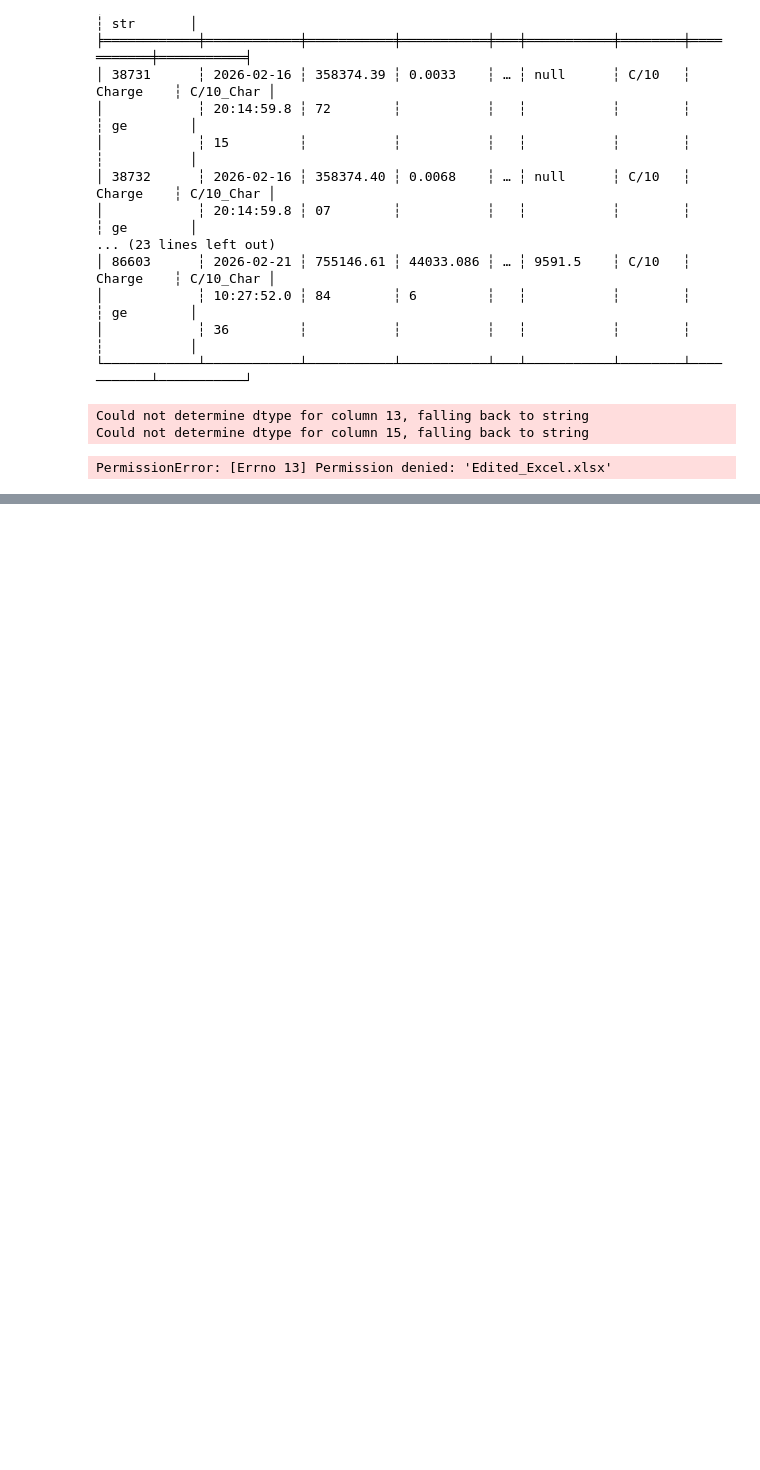
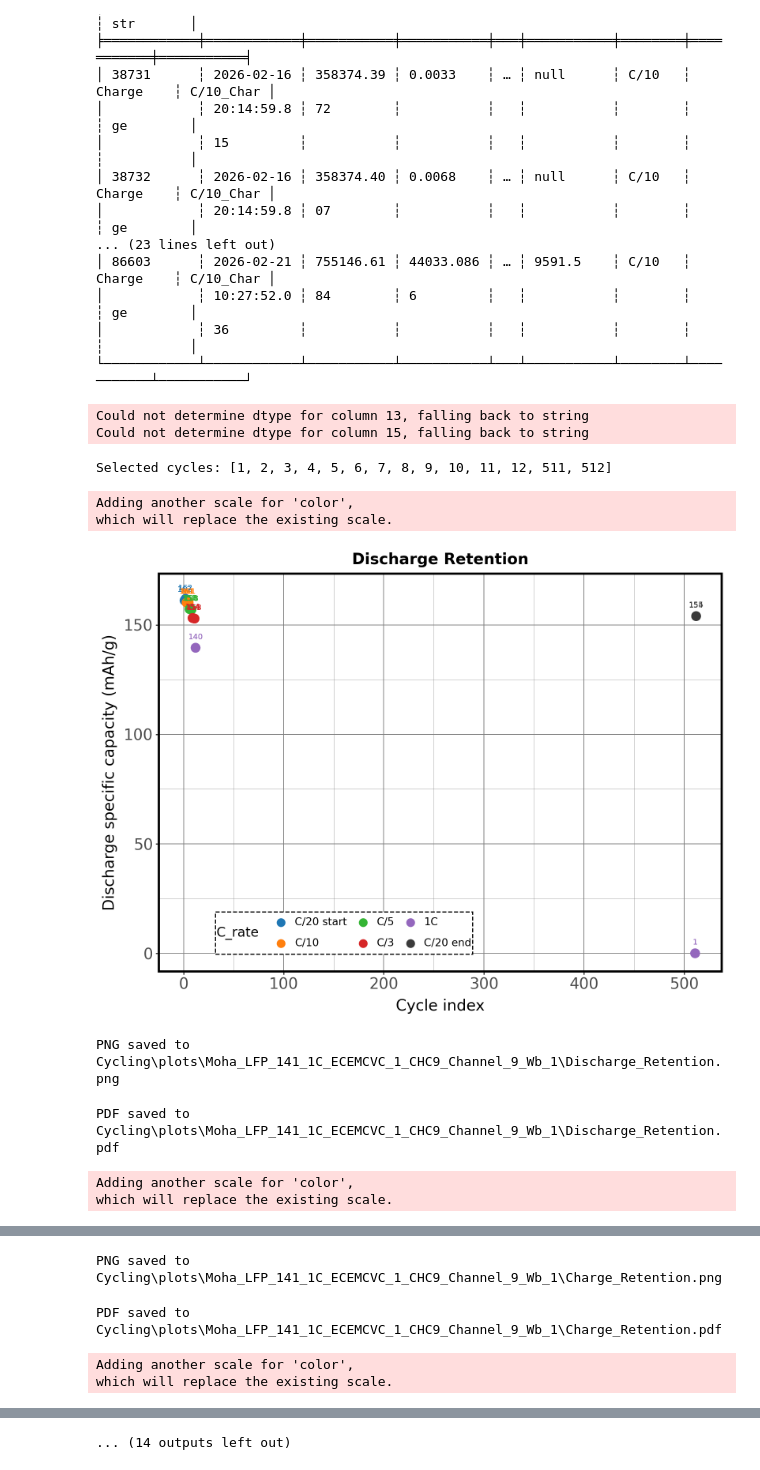
Before and after one commit to royce-cdt/meizeddin_PhD_code, a Jupyter notebook: Cycling/plot9_cycle.ipynb, the cells around one changed output, grey strips where cells are left out. Drawn from its saved outputs; the diff is of its cells as text; code cells hidden in the pictures; blank space fills up the shorter version.

```diff
--- a/Cycling/plot9_cycle.ipynb
+++ b/Cycling/plot9_cycle.ipynb
@@ -374,21 +391,20 @@ shape: (26_803, 21)
 # [3, 7, 11, 15]
 # [2, 6, 10, 14]
 
-file_path = "LFP/LFP_RateCycling_1to4C4V/Moha_LFP_Rate_1to4C4V_ECEMCVC_2sep_3_Channel_11_Wb_1.xlsx"
+file_path = "LFP_2/LFP_500C_1C/Moha_LFP_141_1C_ECEMCVC_1_CHC9_Channel_9_Wb_1.xlsx"
 folder_name = Path(file_path).stem
-df = load_file(file_path, "Channel-11_1")
-"""df = df.with_columns(
+df = load_file(file_path, "Channel-9_1")
+df = df.with_columns(
     pl.when(pl.col("Step_Index").is_in([2,3])).then(pl.lit("C/20 start"))
     .when(pl.col("Step_Index").is_in([5,6])).then(pl.lit("C/10"))
     .when(pl.col("Step_Index").is_in([8,9])).then(pl.lit("C/5"))
     .when(pl.col("Step_Index").is_in([11,12])).then(pl.lit("C/3"))
     .when(pl.col("Step_Index").is_in([14,15])).then(pl.lit("1C"))
-    .when(pl.col("Step_Index").is_in([17,18])).then(pl.lit("5C"))
-    .when(pl.col("Step_Index").is_in([20,21])).then(pl.lit("C/20 end"))
+    .when(pl.col("Step_Index").is_in([17,18])).then(pl.lit("C/20 end"))
     .otherwise(pl.lit(None))
     .alias("C_rate")
-)"""
-df = df.with_columns(
+)
+"""df = df.with_columns(
     pl.when(pl.col("Step_Index").is_in([1,2])).then(pl.lit("1C"))
     .when(pl.col("Step_Index").is_in([4,5])).then(pl.lit("2C"))
     .when(pl.col("Step_Index").is_in([7,8])).then(pl.lit("3C"))
@@ -396,7 +412,7 @@ df = df.with_columns(
     .when(pl.col("Step_Index").is_in([13,14])).then(pl.lit("C/20 end"))
     .otherwise(pl.lit(None))
     .alias("C_rate")
-)
+)"""
 df = df.with_columns(
     pl.when(pl.col("Current(A)") > 0)
     .then(pl.lit("Charge"))
@@ -410,18 +426,18 @@ df = df.with_columns([(pl.col("Cycle_Index").cast(pl.Utf8) + "_" + pl.col("Direc
 
 
 
-df = edit_excel(0.009802, df, export_excel=False)
-df_spec_dQdV = spec_dQdV_df(df, [[2, 5, 8, 11, 13],[1,2, 4,5, 7,8, 10,11, 13,14]])
+df = edit_excel(0.010081, df, export_excel=False)
+#df_spec_dQdV = spec_dQdV_df(df, [[2, 5, 8, 11, 13],[1,2, 4,5, 7,8, 10,11, 13,14]])
 #df_spec_dQdV = spec_dQdV_df(df, [[2, 15, 20],[1,2, 4,5, 7,8, 10,11, 13,14]])
-#df_spec_dQdV = spec_dQdV_df(df, [[2, 15, 20],[2,3, 5,6, 8,9, 11,12, 14,15, 17,18, 20,21]])
+df_spec_dQdV = spec_dQdV_df(df, [[2, 4, 7, 10, 20, 80, 100, 150, 200, 300, 500,512, 513],[2,3, 5,6, 8,9, 11,12, 14,15, 17,18]])
 
 
-selected_cycles = build_selected_cycles(df, start=(0, 4), mid=1, end=(-3, -1))
+selected_cycles = build_selected_cycles(df, start=(0, 12), mid=100, end=(-3, -1), exclude_range=(100, 500))
 print('Selected cycles:', selected_cycles)
 
 # 1. Discharge retention (example)
-filtered_df = filtering(df, ['Step_Index', 'Voltage(V)', 'Cycle_Index'], [[2, 5, 8, 11, 14], (2.3, 2.501), selected_cycles])
-#filtered_df = filtering(df, ['Step_Index', 'Voltage(V)', 'Cycle_Index'], [[3, 6, 9, 12, 15, 18, 21], (2.3, 2.501), selected_cycles])
+#filtered_df = filtering(df, ['Step_Index', 'Voltage(V)', 'Cycle_Index'], [[2, 5, 8, 11, 14], (2.3, 2.501), selected_cycles])
+filtered_df = filtering(df, ['Step_Index', 'Voltage(V)', 'Cycle_Index'], [[3, 6, 9, 12, 15, 18], (2.3, 2.501), selected_cycles])
 plotnine_ploting(filtered_df, labels=True, column_filter='Step_Index', color_filter='C_rate',
                  points_and_lines=1,
                  column_x='Cycle_Index', column_y='Specific_Capacity(mAh/g)',
@@ -431,8 +447,8 @@ plotnine_ploting(filtered_df, labels=True, column_filter='Step_Index', color_fil
                  markevery=1, save_base='Cycling/plots', overwrite=True)
 
 # 2. Charge retention (example)
-filtered_df = filtering(df, ['Step_Index', 'Voltage(V)', 'Cycle_Index'], [[1, 4, 7, 10, 13], (4.199, 4.4), selected_cycles])
-#filtered_df = filtering(df, ['Step_Index', 'Voltage(V)', 'Cycle_Index'], [[2, 5, 8, 11, 14, 17, 20], (3.699, 3.9), selected_cycles])
+#filtered_df = filtering(df, ['Step_Index', 'Voltage(V)', 'Cycle_Index'], [[1, 4, 7, 10, 13], (4.199, 4.4), selected_cycles])
+filtered_df = filtering(df, ['Step_Index', 'Voltage(V)', 'Cycle_Index'], [[2, 5, 8, 11, 14, 17], (4.199, 4.4), selected_cycles])
 
 plotnine_ploting(filtered_df, labels=True, column_filter='Step_Index', color_filter='C_rate',
                  points_and_lines=1,
@@ -442,46 +458,53 @@ plotnine_ploting(filtered_df, labels=True, column_filter='Step_Index', color_fil
                  plot_title='Charge Retention', folder_name=folder_name,
                  markevery=1,save_base='Cycling/plots', overwrite=True)
 
-selected_cycles = build_selected_cycles(df, start=(0, 4), mid=1, end=(-3, -1))
+selected_cycles = build_selected_cycles(df, start=(0, 12), mid=100, end=(-3, -1), exclude_range=(100, 500))
 
 # 3. Charging Voltage vs Specific Capacity
-filtered_df = filtering(df, ['Step_Index', 'Cycle_Index'], [[1,2, 4,5, 7,8, 10,11, 13,14], selected_cycles])
-#filtered_df = filtering(df, ['Step_Index', 'Cycle_Index'], [[2,3, 5,6, 8,9, 11,12, 14,15, 17,18, 20,21], selected_cycles])
+#filtered_df = filtering(df, ['Step_Index', 'Cycle_Index'], [[1,2, 4,5, 7,8, 10,11, 13,14], selected_cycles])
+filtered_df = filtering(df, ['Step_Index', 'Cycle_Index'], [[2,3, 5,6, 8,9, 11,12, 14,15, 17,18], selected_cycles])
 
 plotnine_ploting(filtered_df, multiple_graphs=True, show_legend=True,
                  points_and_lines=0, column_filter='C_rate_group', color_filter='C_rate',
                  column_x='Specific_Capacity(mAh/g)', column_y='Voltage(V)',
                  x_label='Specific capacity (mAh/g)', y_label='Voltage (V)',
                  plot_title='Charge/Discharge Voltage (V) vs Specific Capacity (mAh/g)', folder_name=folder_name,
                  save_base='Cycling/plots', overwrite=True)
 
 # 3. Charging Voltage vs Specific Capacity
-filtered_df = filtering(df, ['Step_Index', 'Cycle_Index'], [[1, 4, 7, 10, 13], selected_cycles])
-#filtered_df = filtering(df, ['Step_Index', 'Cycle_Index'], [[2, 5, 8, 11, 14, 17, 20], selected_cycles])
+#filtered_df = filtering(df, ['Step_Index', 'Cycle_Index'], [[1, 4, 7, 10, 13], selected_cycles])
+filtered_df = filtering(df, ['Step_Index', 'Cycle_Index'], [[2, 5, 8, 11, 14, 17], selected_cycles])
 plotnine_ploting(filtered_df, multiple_graphs=True, show_legend=True,
                  points_and_lines=0, column_filter='Cycle_Index', color_filter='C_rate',
                  column_x='Specific_Capacity(mAh/g)', column_y='Voltage(V)',
                  x_label='Specific capacity (mAh/g)', y_label='Charge voltage (V)',
                  plot_title='Charging Voltage (V) vs Specific Capacity (mAh/g)', folder_name=folder_name,
                  save_base='Cycling/plots', overwrite=True)
 
 # 4. Discharging Voltage vs Specific Capacity
-filtered_df = filtering(df, ['Step_Index', 'Cycle_Index'], [[2, 5, 8, 11, 14], selected_cycles])
-#filtered_df = filtering(df, ['Step_Index', 'Cycle_Index'], [[3, 6, 9, 12, 15, 18, 21], selected_cycles])
+#filtered_df = filtering(df, ['Step_Index', 'Cycle_Index'], [[2, 5, 8, 11, 14], selected_cycles])
+filtered_df = filtering(df, ['Step_Index', 'Cycle_Index'], [[3, 6, 9, 12, 15, 18], selected_cycles])
 plotnine_ploting(filtered_df, multiple_graphs=True, show_legend=True,
                  points_and_lines=0, column_filter='Cycle_Index', color_filter='C_rate',
                  column_x='Specific_Capacity(mAh/g)', column_y='Voltage(V)',
                  x_label='Specific capacity (mAh/g)', y_label='Discharge voltage (V)',
                  plot_title='Discharging Voltage (V) vs Specific Capacity (mAh/g)', folder_name=folder_name,
                  save_base='Cycling/plots', overwrite=True)
 
 plotnine_ploting(df_spec_dQdV, multiple_graphs=True, show_legend=True,
                  points_and_lines=0, column_filter='Cycle_Index', color_filter='C_rate',
                  column_x='Voltage(V)', column_y='Specific_dQ/dV',
                  x_label='Voltage (V)', y_label='Specific dQ/dV',
                  plot_title='Voltage (V) vs Specific dQ/dV', folder_name=folder_name,
                  save_base='Cycling/plots', overwrite=True)
 # %% [output]
 Could not determine dtype for column 13, falling back to string
 Could not determine dtype for column 15, falling back to string
-PermissionError: [Errno 13] Permission denied: 'Edited_Excel.xlsx'
+Selected cycles: [1, 2, 3, 4, 5, 6, 7, 8, 9, 10, 11, 12, 511, 512]
+Adding another scale for 'color',
+which will replace the existing scale.
+[figure, added]
+PNG saved to Cycling\plots\Moha_LFP_141_1C_ECEMCVC_1_CHC9_Channel_9_Wb_1\Discharge_Retention.png
+PDF saved to Cycling\plots\Moha_LFP_141_1C_ECEMCVC_1_CHC9_Channel_9_Wb_1\Discharge_Retention.pdf
+Adding another scale for 'color',
+which will replace the existing scale.
@@ -487,0 +512,4 @@ PermissionError: [Errno 13] Permission denied: 'Edited_Excel.xlsx'
+PNG saved to Cycling\plots\Moha_LFP_141_1C_ECEMCVC_1_CHC9_Channel_9_Wb_1\Charge_Retention.png
+PDF saved to Cycling\plots\Moha_LFP_141_1C_ECEMCVC_1_CHC9_Channel_9_Wb_1\Charge_Retention.pdf
+Adding another scale for 'color',
+which will replace the existing scale.
@@ -487,0 +517 @@ PermissionError: [Errno 13] Permission denied: 'Edited_Excel.xlsx'
+... (14 outputs left out)
```
Also changed, not shown: parts of 2 cells of this notebook, 3 other files.
